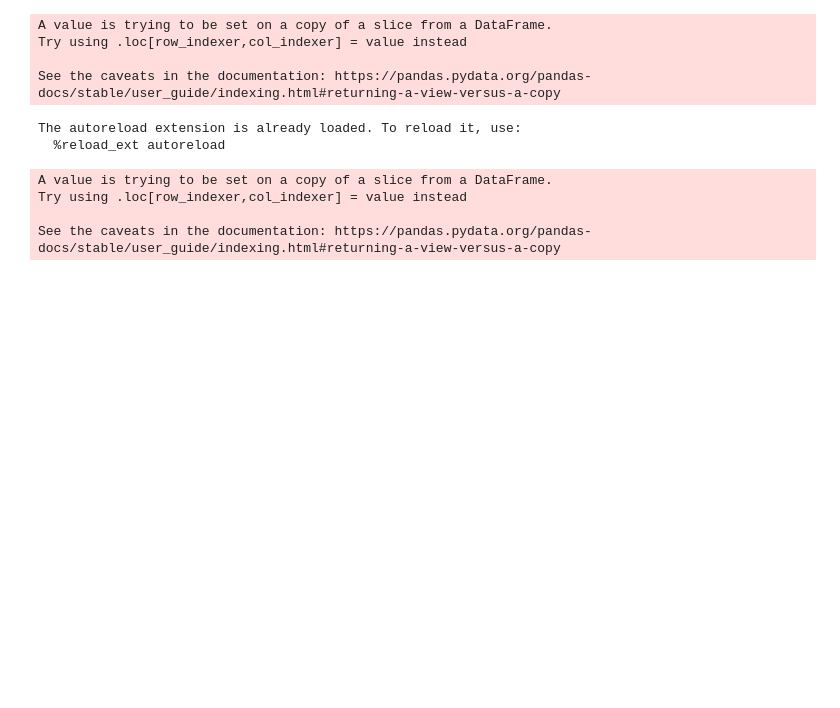
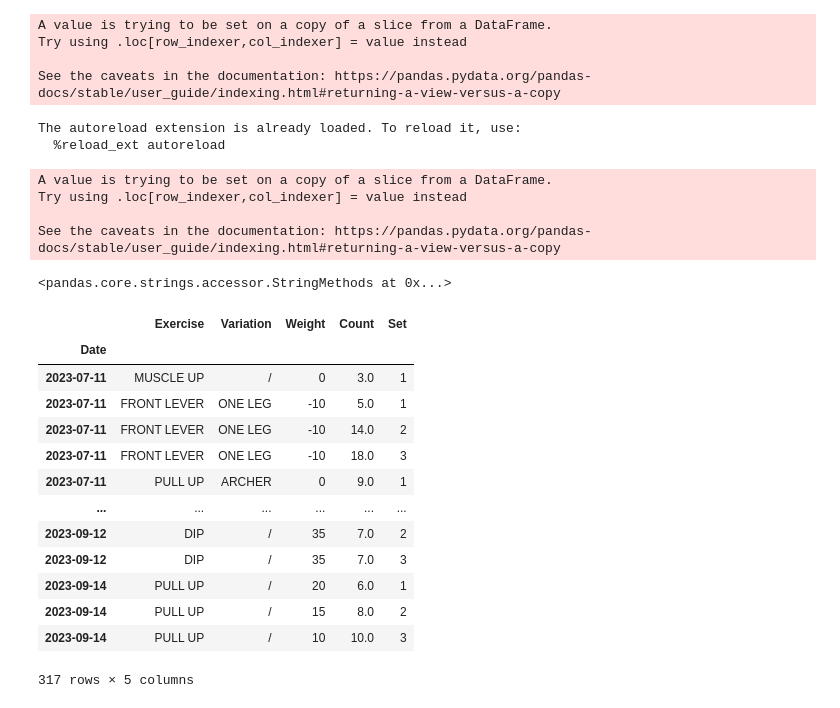
Before and after one commit to nelnn/workout-tracker, a Jupyter notebook: src/notebook.ipynb, the cells around one changed output. Drawn from its saved outputs; the diff is of its cells as text; code cells hidden in the pictures; blank space fills up the shorter version.

```diff
--- a/src/notebook.ipynb
+++ b/src/notebook.ipynb
@@ -156,0 +167,23 @@ plot.volume()
+# %%
+a=pd.read_csv("a.csv")
+# %%
+a["Weight"].str
+# %% [output]
+<pandas.core.strings.accessor.StringMethods at 0x...>
+# %%
+a
+# %% [output]
+|  | Exercise | Variation | Weight | Count | Set |
+| Date |  |  |  |  |  |
+| 2023-07-11 | MUSCLE UP | / | 0 | 3.0 | 1 |
+| 2023-07-11 | FRONT LEVER | ONE LEG | -10 | 5.0 | 1 |
+| 2023-07-11 | FRONT LEVER | ONE LEG | -10 | 14.0 | 2 |
+| 2023-07-11 | FRONT LEVER | ONE LEG | -10 | 18.0 | 3 |
+| 2023-07-11 | PULL UP | ARCHER | 0 | 9.0 | 1 |
+| ... | ... | ... | ... | ... | ... |
+| 2023-09-12 | DIP | / | 35 | 7.0 | 2 |
+| 2023-09-12 | DIP | / | 35 | 7.0 | 3 |
+| 2023-09-14 | PULL UP | / | 20 | 6.0 | 1 |
+| 2023-09-14 | PULL UP | / | 15 | 8.0 | 2 |
+| 2023-09-14 | PULL UP | / | 10 | 10.0 | 3 |
+317 rows × 5 columns
```
Also changed, not shown: parts of 4 cells of this notebook, 8 other files.
